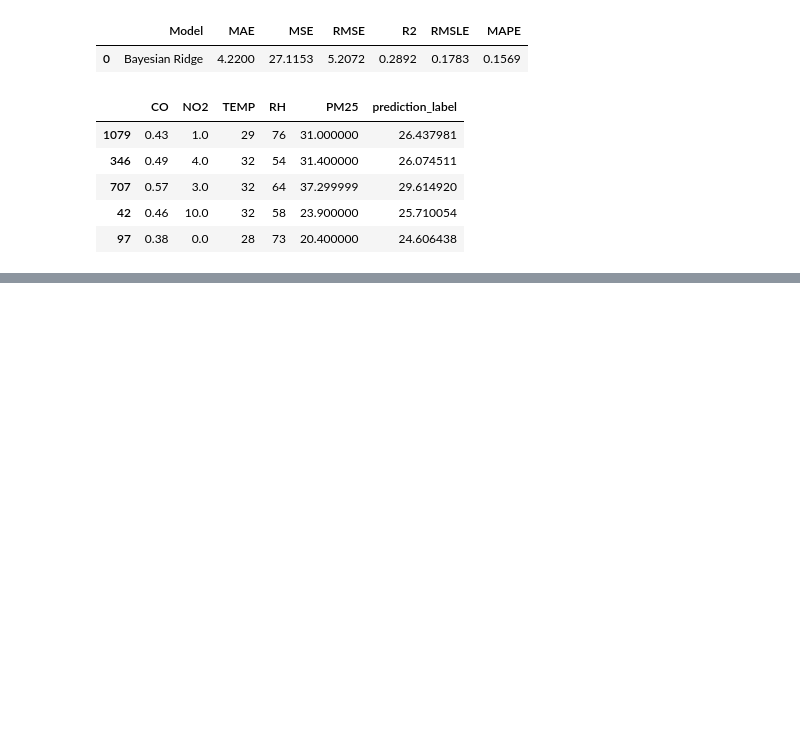
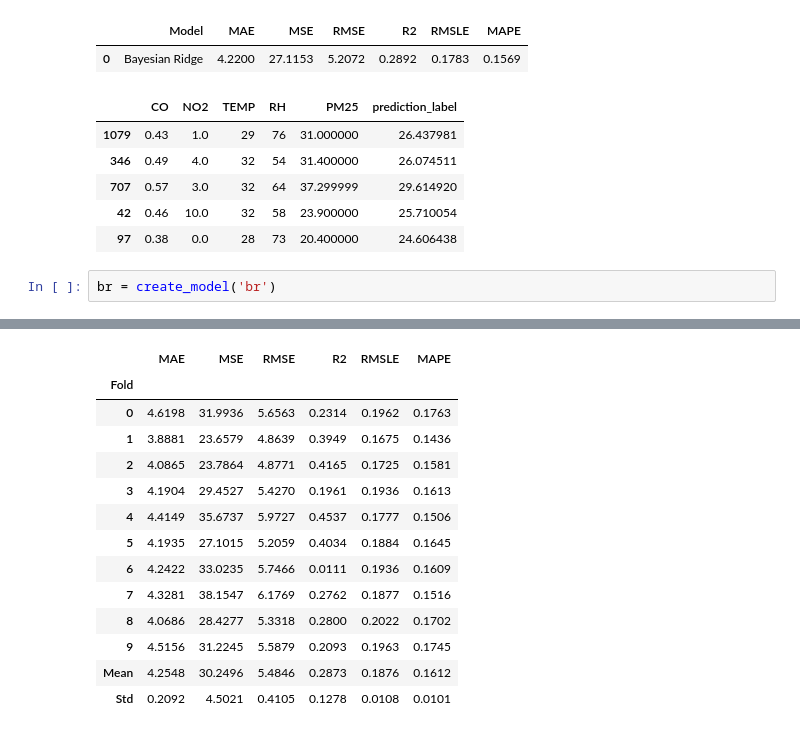
Before and after one commit to 17Saberz/D4SHPM25, a Jupyter notebook: predict.ipynb, the cells around one changed output, grey strips where cells are left out. Cells and saved outputs as stored; diff of their text form; blank space fills up the shorter version.

Commit message:
Check model

```diff
--- a/predict.ipynb
+++ b/predict.ipynb
@@ -59,3 +59,6 @@ prediction.head()
 | 707 | 0.57 | 3.0 | 32 | 64 | 37.299999 | 29.614920 |
 | 42 | 0.46 | 10.0 | 32 | 58 | 23.900000 | 25.710054 |
 | 97 | 0.38 | 0.0 | 28 | 73 | 20.400000 | 24.606438 |
+# %%
+br = create_model('br')
+# %% [output]
@@ -61,0 +66,14 @@ prediction.head()
+|  | MAE | MSE | RMSE | R2 | RMSLE | MAPE |
+| Fold |  |  |  |  |  |  |
+| 0 | 4.6198 | 31.9936 | 5.6563 | 0.2314 | 0.1962 | 0.1763 |
+| 1 | 3.8881 | 23.6579 | 4.8639 | 0.3949 | 0.1675 | 0.1436 |
+| 2 | 4.0865 | 23.7864 | 4.8771 | 0.4165 | 0.1725 | 0.1581 |
+| 3 | 4.1904 | 29.4527 | 5.4270 | 0.1961 | 0.1936 | 0.1613 |
+| 4 | 4.4149 | 35.6737 | 5.9727 | 0.4537 | 0.1777 | 0.1506 |
+| 5 | 4.1935 | 27.1015 | 5.2059 | 0.4034 | 0.1884 | 0.1645 |
+| 6 | 4.2422 | 33.0235 | 5.7466 | 0.0111 | 0.1936 | 0.1609 |
+| 7 | 4.3281 | 38.1547 | 6.1769 | 0.2762 | 0.1877 | 0.1516 |
+| 8 | 4.0686 | 28.4277 | 5.3318 | 0.2800 | 0.2022 | 0.1702 |
+| 9 | 4.5156 | 31.2245 | 5.5879 | 0.2093 | 0.1963 | 0.1745 |
+| Mean | 4.2548 | 30.2496 | 5.4846 | 0.2873 | 0.1876 | 0.1612 |
+| Std | 0.2092 | 4.5021 | 0.4105 | 0.1278 | 0.0108 | 0.0101 |
```
Also changed, not shown: parts of 2 cells of this notebook, 1 other file.
